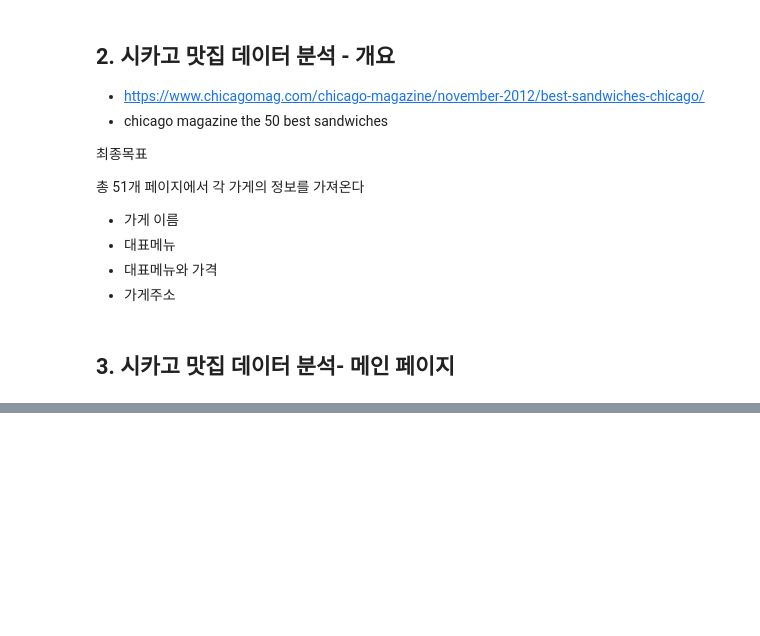
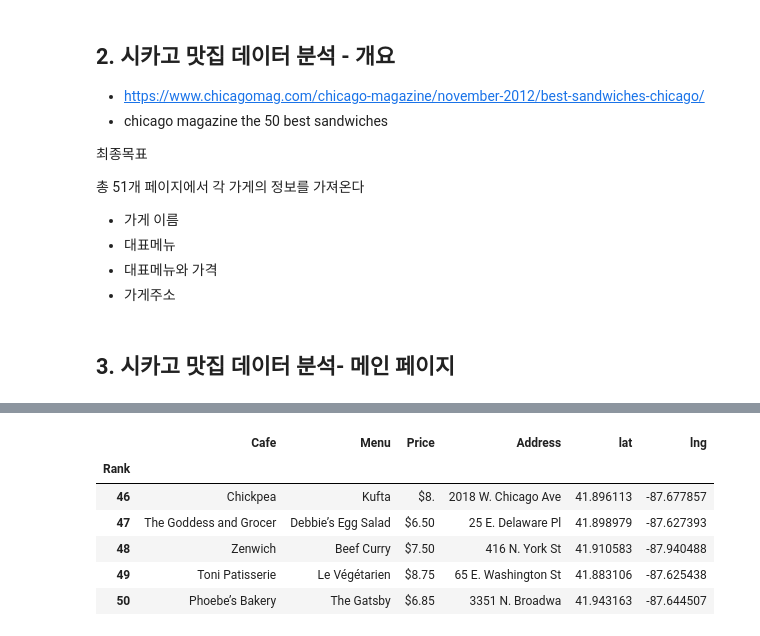
Before and after one commit to wlstmd1004v/Data_Practice, a Jupyter notebook: Web_Data.ipynb, the cells around one changed output, grey strips where cells are left out. Drawn from its saved outputs; the diff is of its cells as text; code cells hidden in the pictures; blank space fills up the shorter version.

```diff
--- a/Web_Data.ipynb
+++ b/Web_Data.ipynb
@@ -412,0 +760,2 @@ response
+# %%
+API_KEY = os.getenv("API_KEY")
@@ -412,0 +778,19 @@ response
+# %%
+gmaps_key = API_KEY
+gmaps = googlemaps.Client(key=API_KEY)
+# %%
+lat = []
+lng = []
+
+for idx, row in tqdm(df.iterrows()):
+    if not row["Address"] == "Multiple location":
+        target_name = row["Address"] + ", " + "Chicago"
+        # print(target_name)
+        gmaps_output = gmaps.geocode(target_name)
+        location_output = gmaps_output[0].get("geometry")
+        lat.append(location_output["location"]["lat"])
+        lng.append(location_output["location"]["lng"])
+        # location_output = gmaps_output[0]
+    else:
+        lat.append(np.nan)
+        lng.append(np.nan)
@@ -412,0 +811,12 @@ response
+# %%
+df["lat"] = lat
+df["lng"] = lng
+df.tail()
+# %% [output]
+|  | Cafe | Menu | Price | Address | lat | lng |
+| Rank |  |  |  |  |  |  |
+| 46 | Chickpea | Kufta | $8. | 2018 W. Chicago Ave | 41.896113 | -87.677857 |
+| 47 | The Goddess and Grocer | Debbie’s Egg Salad | $6.50 | 25 E. Delaware Pl | 41.898979 | -87.627393 |
+| 48 | Zenwich | Beef Curry | $7.50 | 416 N. York St | 41.910583 | -87.940488 |
+| 49 | Toni Patisserie | Le Végétarien | $8.75 | 65 E. Washington St | 41.883106 | -87.625438 |
+| 50 | Phoebe’s Bakery | The Gatsby | $6.85 | 3351 N. Broadwa | 41.943163 | -87.644507 |
```
Also changed, not shown: parts of 49 cells of this notebook, 2 other files.
